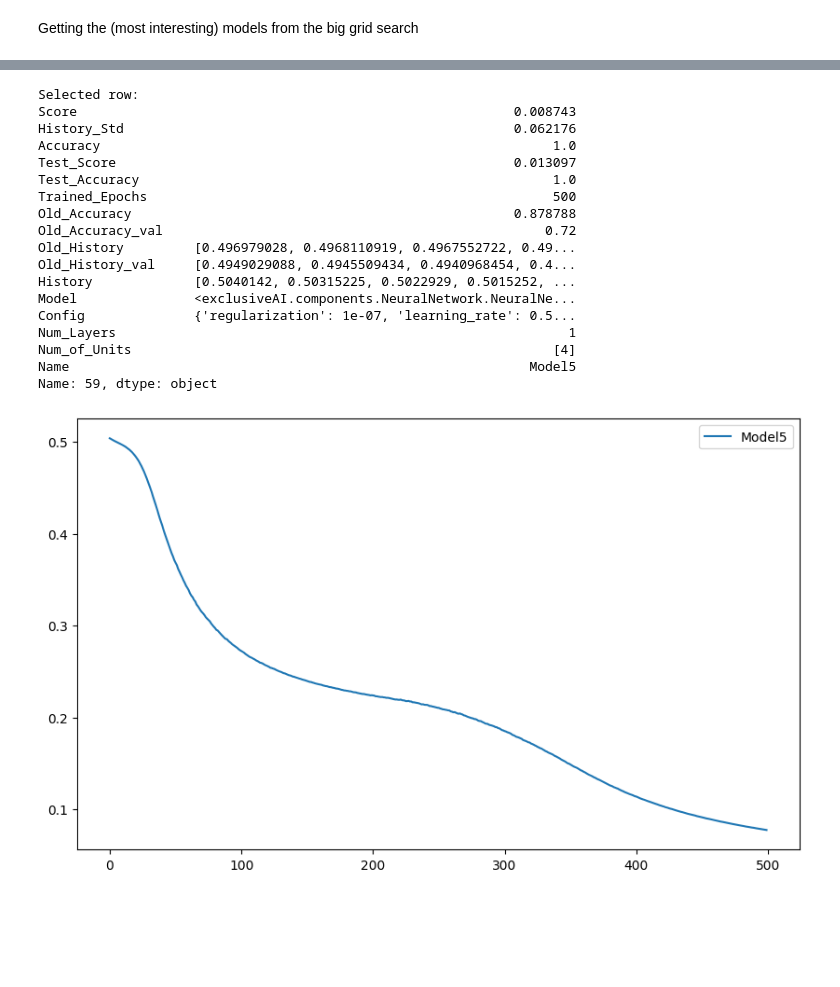
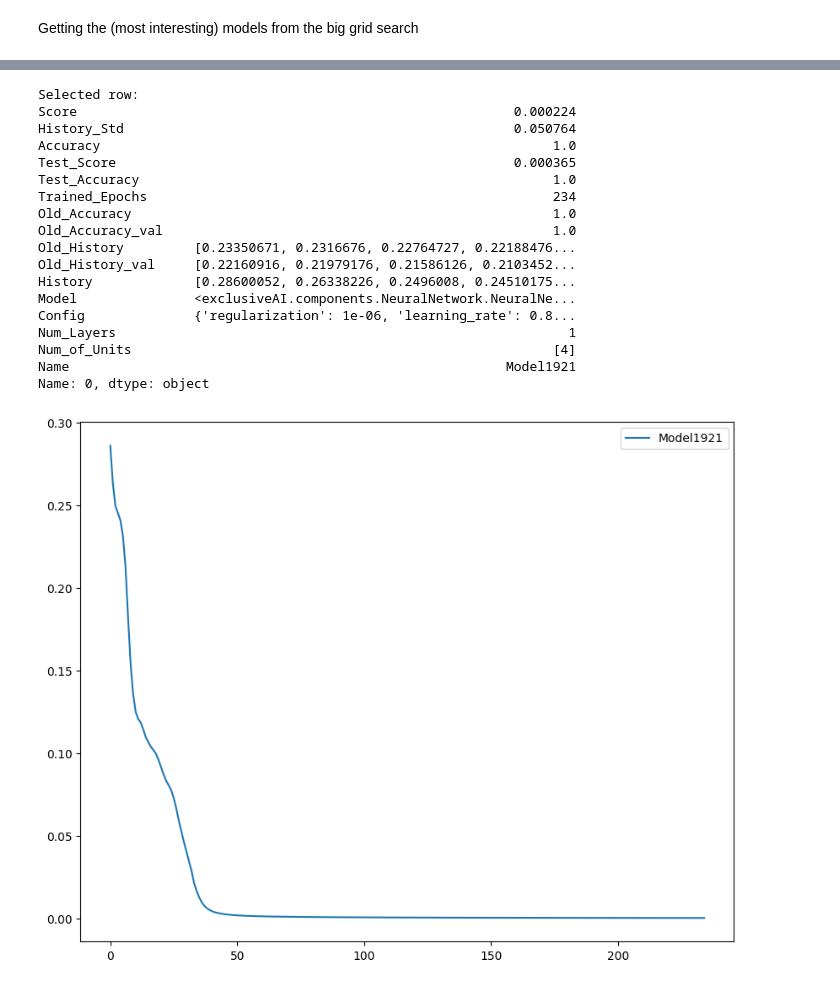
Before and after one commit to exclusiveAI/MLProject, a Jupyter notebook: Notebooks/Monk1.ipynb, the cells around one changed output, grey strips where cells are left out. Saved outputs shown, nothing was run; the diff lists cells and outputs as text; code cells hidden in the pictures; blank space fills up the shorter version.

Commit message:
Fixes and Results for monks

```diff
--- a/Notebooks/Monk1.ipynb
+++ b/Notebooks/Monk1.ipynb
@@ -79,4 +79,21 @@ else:
         configs = [data['0'] for data in json.load(f).values()]
+# %%
+my_configs = []
+# ea = EarlyStoppingCallback(restore_weights=True)
+if __name__ == '__main__':
+    # for config in configs[1]:
+    #     config['callbacks'] = [ea]
+    my_configs.append(
+        validate(configs[1], x=training_data, y_true=training_labels, epochs=epochs, return_models_history=True,
+                          batch_size=batch_size, max_configs=100, number_of_initializations=2, n_splits=4, parallel=False
+                          ))
+    #
+    # my_configs.append(
+    #     hold_out(configs[1], training=training_data, training_target=training_labels, epochs=epochs, return_models_history=True,
+    #                       batch_size=batch_size, num_models=100, number_of_initializations=2,
+    #                       ))
+
+configs=my_configs[0]
 # %%
 models = []
 old_histories = configs[0]
@@ -86,7 +103,7 @@ with tqdm(total=len(configs)) as pbar:
         model = Composer(config=config).compose()
         model.train(inputs=training_data, input_label=training_labels, epochs=epochs, batch_size=batch_size, name=config['model_name'], disable_line=True)
         test_val = model.evaluate(input=test_data, input_label=test_labels)
-        models.append((model.get_last()['mse'], np.std(np.array(model.history['mse'])), model.get_last()['binary_accuracy'], test_val[0], test_val[1], model.curr_epoch, old_hist['binary_accuracy'][-1],  old_hist['val_binary_accuracy'][-1], old_hist['mee'],  old_hist['val_mee'], model.history['mee'], Composer(config=config).compose(), config, config['num_layers'], config['num_of_units'], config['model_name']))
+        models.append((model.get_last()['mse'], np.std(np.array(model.history['mse'])), model.get_last()['binary_accuracy'], test_val[0], test_val[1], model.curr_epoch, old_hist['binary_accuracy'][-1],  old_hist['val_binary_accuracy'][-1], old_hist['mse'],  old_hist['val_mse'], model.history['mse'], Composer(config=config).compose(), config, config['num_layers'], config['num_of_units'], config['model_name']))
         pbar.update(1)
 
 # Convert the list of tuples to a DataFrame with one column for each element in the tuple
@@ -97,6 +114,9 @@ df = pd.DataFrame(models, columns=['Score', 'History_Std', 'Accuracy', 'Test_Sco
 df_sorted = df.sort_values(by=['Num_Layers', 'Score', 'Test_Score', 'History_Std'])
 df_sorted = df_sorted[df_sorted['Accuracy'] >= 1]
 df_sorted = df_sorted[df_sorted['Test_Accuracy'] >= 1]
+df_sorted = df_sorted[df_sorted['Old_Accuracy_val'] >= 1]
+df_sorted = df_sorted[df_sorted['Old_Accuracy'] >= 1]
+# df_sorted = df_sorted[df_sorted['Test_Score'] <= 0.0004]
 # df_sorted = df_sorted[df_sorted['History_Std'] <= 0.11]
 # df_sorted = df_sorted[df_sorted['Num_Layers'] <= 1]
 # df_sorted['Num_of_Units'] = [value[0] for value in df_sorted['Num_of_Units']]
@@ -121,42 +154,44 @@ plot_history({'ModelHoldOutMee': list(old_histories.values())[0], 'ModelHoldOutM
 # %%
 def find_least_difference_row(my_df):
     min_diff = float('inf')
     selected_row = None
 
     for index, row in my_df.iterrows():
-        array = np.array(row['History'])
-        differences =  (np.diff(array) / np.mean(array))
-        min_consecutive_difference = np.min(differences)
+        array1 = np.array(row['History'])
+        differences1 =  (np.diff(array1) / np.mean(array1))
+        min_consecutive_difference = np.min(differences1)
 
         if min_consecutive_difference < min_diff:
             min_diff = min_consecutive_difference
             selected_row = row
 
     return selected_row
 
 # Example usage:
 result_row = find_least_difference_row(df_sorted)
 print("Selected row:")
 print(result_row)
-plot_history({result_row["Name"]: result_row['History']})
-plot_history({'HoldOutMee': result_row['Old_History'], 'HoldOutMeeVal': result_row['Old_History_val']})
+plot_history({result_row["Name"]: result_row['History']}, fig_size=(10,8))
+plot_history({'KFoldTrain'+result_row["Name"]: -np.sort(-np.array(result_row['Old_History'])), 'KFoldTrainVal'+result_row["Name"]: -np.sort(-np.array(result_row['Old_History_val']))}, fig_size=(10,8))
+plot_history({result_row["Name"]: result_row['History'], 'KFoldTrain'+result_row["Name"]: result_row['Old_History'], 'KFoldTrainVal'+result_row["Name"]: result_row['Old_History_val']}, fig_size=(10,8))
+# result_row.to_csv('Monk1_train.csv')
 # %% [output]
 Selected row:
-Score                                                        0.008743
-History_Std                                                  0.062176
+Score                                                        0.000224
+History_Std                                                  0.050764
 Accuracy                                                          1.0
-Test_Score                                                   0.013097
+Test_Score                                                   0.000365
 Test_Accuracy                                                     1.0
-Trained_Epochs                                                    500
-Old_Accuracy                                                 0.878788
-Old_Accuracy_val                                                 0.72
-Old_History         [0.496979028, 0.4968110919, 0.4967552722, 0.49...
-Old_History_val     [0.4949029088, 0.4945509434, 0.4940968454, 0.4...
-History             [0.5040142, 0.50315225, 0.5022929, 0.5015252, ...
+Trained_Epochs                                                    234
+Old_Accuracy                                                      1.0
+Old_Accuracy_val                                                  1.0
+Old_History         [0.23350671, 0.2316676, 0.22764727, 0.22188476...
+Old_History_val     [0.22160916, 0.21979176, 0.21586126, 0.2103452...
+History             [0.28600052, 0.26338226, 0.2496008, 0.24510175...
 Model               <exclusiveAI.components.NeuralNetwork.NeuralNe...
-Config              {'regularization': 1e-07, 'learning_rate': 0.5...
+Config              {'regularization': 1e-06, 'learning_rate': 0.8...
 Num_Layers                                                          1
 Num_of_Units                                                      [4]
-Name                                                           Model5
-Name: 59, dtype: object
+Name                                                        Model1921
+Name: 0, dtype: object
-[figure, old version]
+[figure, new version]
```
Also changed, not shown: parts of 6 cells of this notebook, 42 other files.
